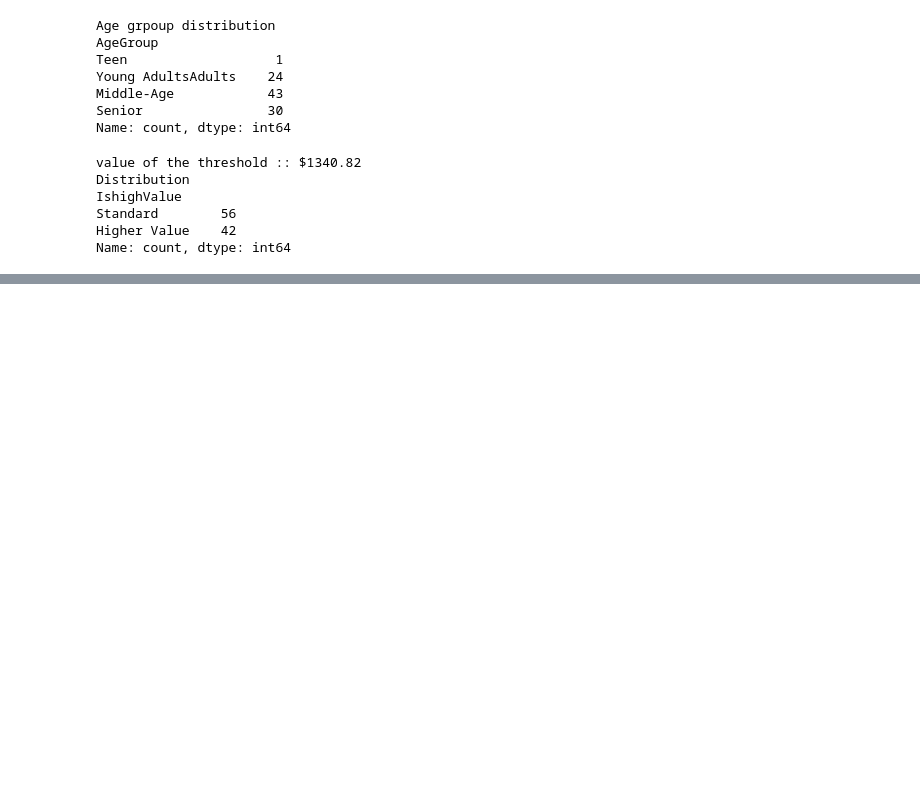
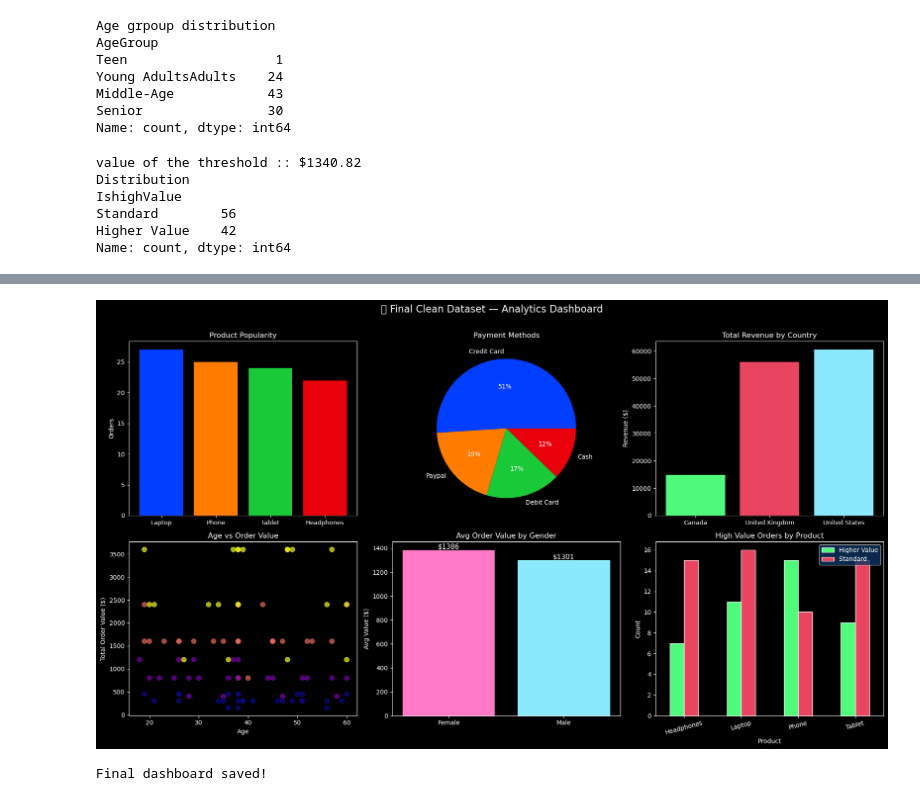
Before and after one commit to kuldeepgaur02/Data-Cleanig-, a Jupyter notebook: Data_cleaning_file.ipynb, the cells around one changed output, grey strips where cells are left out. Saved outputs shown, nothing was run; the diff lists cells and outputs as text; code cells hidden in the pictures; blank space fills up the shorter version.

Commit message:
cleaning & featuring done

```diff
--- a/Data_cleaning_file.ipynb
+++ b/Data_cleaning_file.ipynb
@@ -1007,0 +1124,62 @@ Name: count, dtype: int64
+# %%
+fig, axes = plt.subplots(2, 3, figsize=(18, 10))
+fig.suptitle('📊 Final Clean Dataset — Analytics Dashboard',
+             color='white', fontsize=16, y=1.01)
+
+# 1. Product popularity
+prod_counts = df['Product'].value_counts()
+axes[0,0].bar(prod_counts.index, prod_counts.values,
+              color=sns.color_palette("bright", len(prod_counts)))
+axes[0,0].set_title('Product Popularity', color='white')
+axes[0,0].tick_params(colors='white')
+axes[0,0].set_ylabel('Orders', color='white')
+
+# 2. Payment method share
+pm_counts = df['PaymentMethod'].value_counts()
+axes[0,1].pie(pm_counts.values, labels=pm_counts.index, autopct='%1.0f%%',
+              colors=sns.color_palette("bright", len(pm_counts)))
+axes[0,1].set_title('Payment Methods', color='white')
+
+# 3. Revenue by country
+rev_country = df.groupby('Country')['TotalOrderValue'].sum()
+axes[0,2].bar(rev_country.index, rev_country.values,
+              color=['#50fa7b','#e94560','#8be9fd'])
+axes[0,2].set_title('Total Revenue by Country', color='white')
+axes[0,2].set_ylabel('Revenue ($)', color='white')
+axes[0,2].tick_params(colors='white')
+
+# 4. Age vs Total Order Value scatter
+axes[1,0].scatter(df['Age'], df['TotalOrderValue'],
+                  c=df['Price'], cmap='plasma', alpha=0.7, s=60)
+axes[1,0].set_title('Age vs Order Value', color='white')
+axes[1,0].set_xlabel('Age', color='white')
+axes[1,0].set_ylabel('Total Order Value ($)', color='white')
+axes[1,0].tick_params(colors='white')
+
+# 5. Gender vs Avg Order Value
+gender_rev = df.groupby('Gender')['TotalOrderValue'].mean()
+axes[1,1].bar(gender_rev.index, gender_rev.values, color=['#ff79c6','#8be9fd'])
+axes[1,1].set_title('Avg Order Value by Gender', color='white')
+axes[1,1].set_ylabel('Avg Value ($)', color='white')
+axes[1,1].tick_params(colors='white')
+for bar in axes[1,1].patches:
+    axes[1,1].text(bar.get_x() + bar.get_width()/2., bar.get_height() + 10,
+                   f'${bar.get_height():.0f}', ha='center', color='white', fontsize=11)
+
+# 6. High Value vs Standard by Product
+pivot = df.groupby(['Product','IshighValue']).size().unstack(fill_value=0)
+pivot.plot(kind='bar', ax=axes[1,2], color=['#50fa7b','#e94560'], edgecolor='white')
+axes[1,2].set_title('High Value Orders by Product', color='white')
+axes[1,2].set_xlabel('Product', color='white')
+axes[1,2].set_ylabel('Count', color='white')
+axes[1,2].tick_params(axis='x', rotation=15, colors='white')
+axes[1,2].tick_params(axis='y', colors='white')
+axes[1,2].legend(facecolor='#0f3460', labelcolor='white')
+
+plt.tight_layout()
+plt.savefig('final_dashboard.png', dpi=150, bbox_inches='tight', facecolor='#1a1a2e')
+plt.show()
+print("\nFinal dashboard saved!")
+# %% [output]
+[figure, added]
+Final dashboard saved!
```
Also changed, not shown: parts of 4 cells of this notebook, 3 other files.
